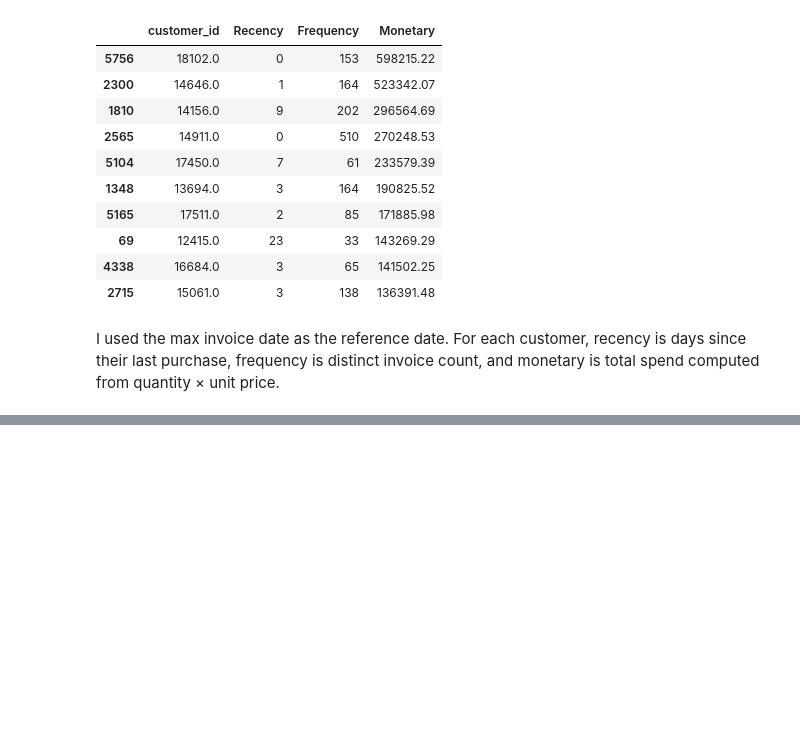
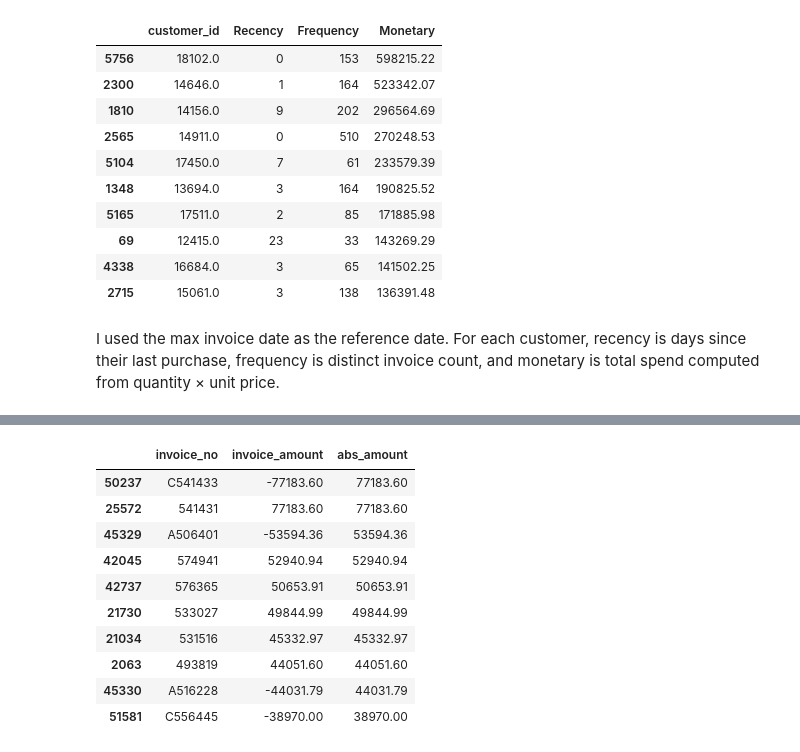
Before and after one commit to jarviscanada/jarvis_data_eng_SridharRaviKumar, a Jupyter notebook: python_data_analytics/analytics/london_giftshop_analysis.ipynb, the cells around one changed output, grey strips where cells are left out. Drawn from its saved outputs; the diff is of its cells as text; code cells hidden in the pictures; blank space fills up the shorter version.

```diff
--- a/python_data_analytics/analytics/london_giftshop_analysis.ipynb
+++ b/python_data_analytics/analytics/london_giftshop_analysis.ipynb
@@ -798,0 +894,21 @@ I used the max invoice date as the reference date. For each customer, recency is
+# %%
+top10_extreme = (
+    invoice_amount_all
+    .assign(abs_amount=lambda x: x["invoice_amount"].abs())
+    .sort_values("abs_amount", ascending=False)
+    .head(10)
+)
+
+top10_extreme
+# %% [output]
+|  | invoice_no | invoice_amount | abs_amount |
+| 50237 | C541433 | -77183.60 | 77183.60 |
+| 25572 | 541431 | 77183.60 | 77183.60 |
+| 45329 | A506401 | -53594.36 | 53594.36 |
+| 42045 | 574941 | 52940.94 | 52940.94 |
+| 42737 | 576365 | 50653.91 | 50653.91 |
+| 21730 | 533027 | 49844.99 | 49844.99 |
+| 21034 | 531516 | 45332.97 | 45332.97 |
+| 2063 | 493819 | 44051.60 | 44051.60 |
+| 45330 | A516228 | -44031.79 | 44031.79 |
+| 51581 | C556445 | -38970.00 | 38970.00 |
```
Also changed, not shown: parts of 11 cells of this notebook.
